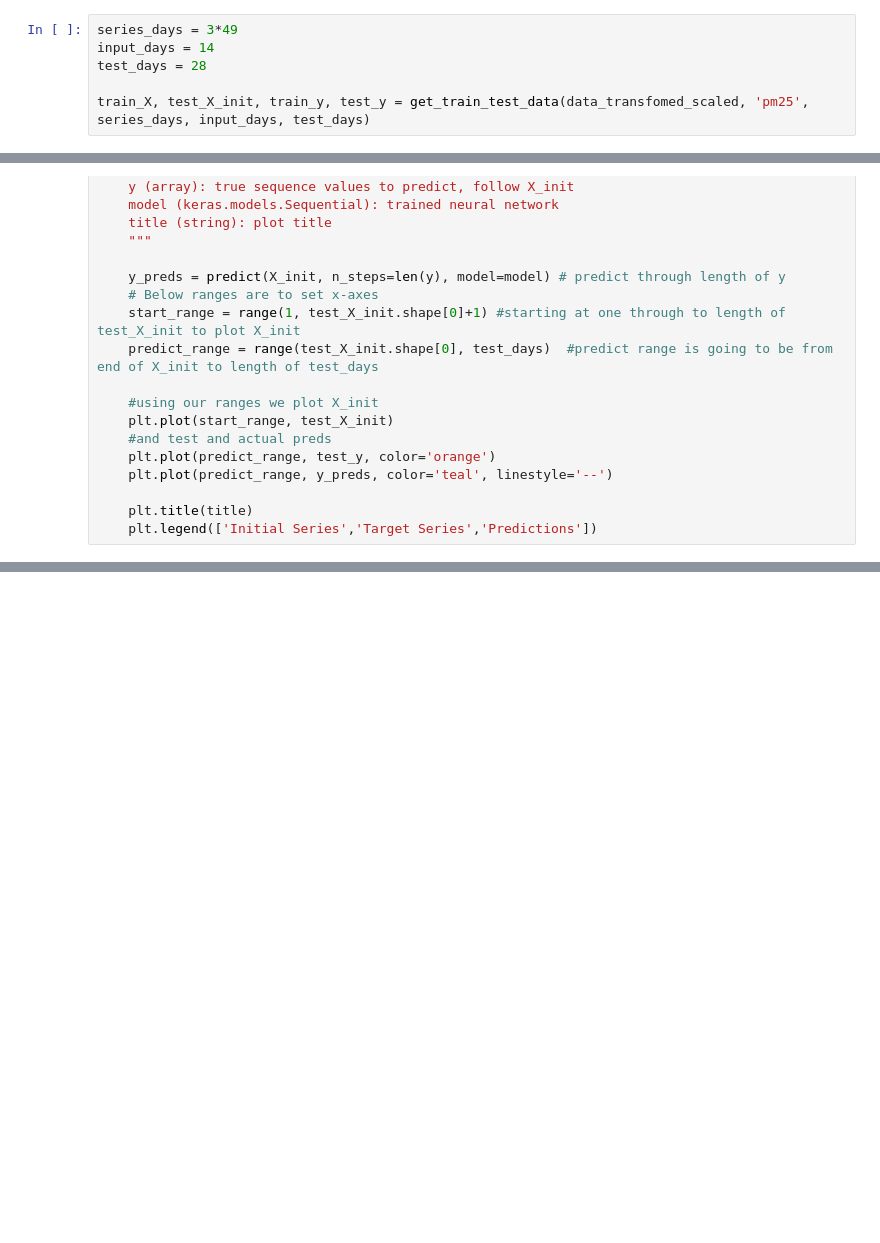
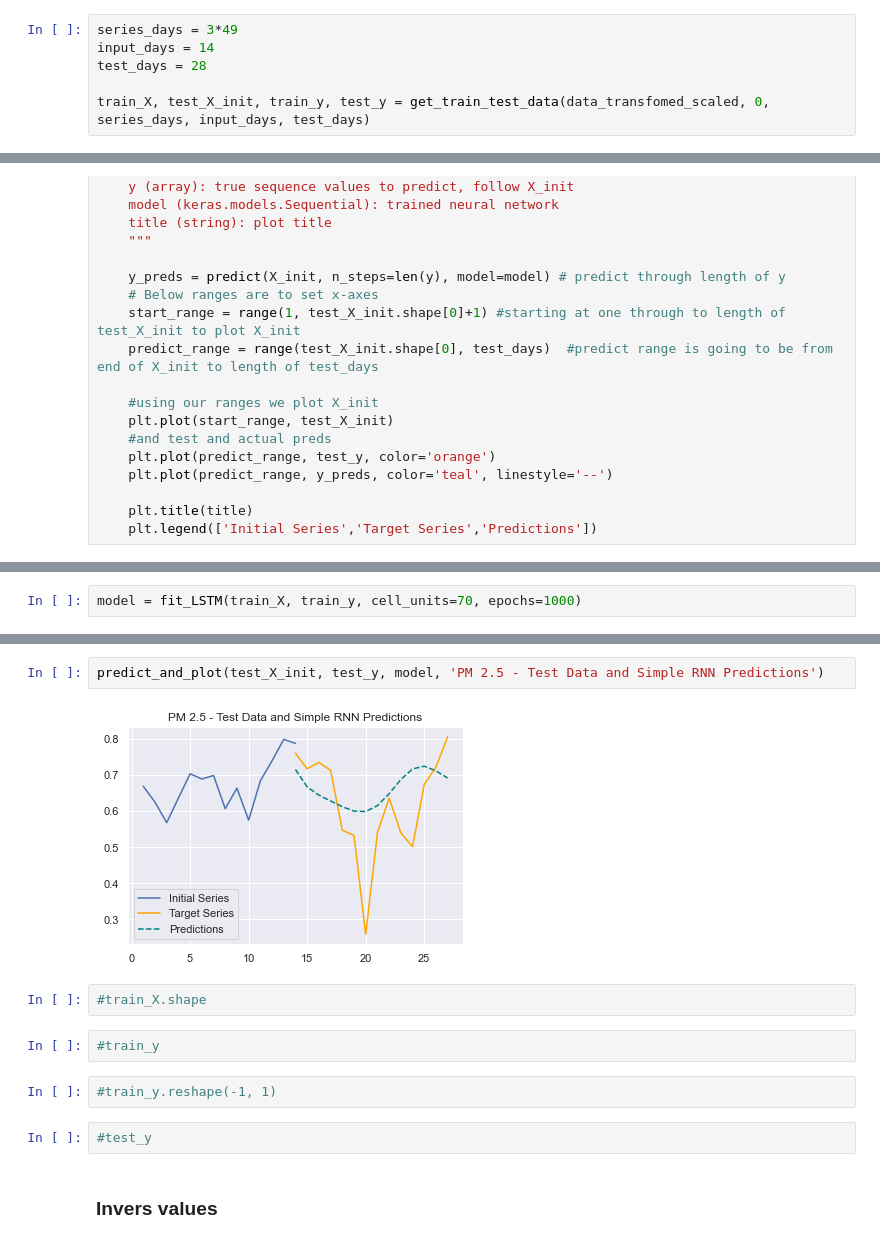
Before and after one commit to KonuTech/air-quality-ursynow-at-warsaw-RNN-LSTM-deep-learning-techniques, a Jupyter notebook: LSTM.ipynb, the cells around one changed output, grey strips where cells are left out. Cells and saved outputs as stored; diff of their text form; blank space fills up the shorter version.

```diff
--- a/LSTM.ipynb
+++ b/LSTM.ipynb
@@ -409,7 +413,7 @@ series_days = 3*49
 input_days = 14
 test_days = 28
 
-train_X, test_X_init, train_y, test_y = get_train_test_data(data_transfomed_scaled, 'pm25', series_days, input_days, test_days)
+train_X, test_X_init, train_y, test_y = get_train_test_data(data_transfomed_scaled, 0, series_days, input_days, test_days)
 # %%
 train_X[0]
 # %% [output]
@@ -513,0 +502,2 @@ predict_and_plot(test_X_init, test_y, model, 'PM 2.5 - Test Data and Simple RNN
+# %%
+model = fit_LSTM(train_X, train_y, cell_units=70, epochs=1000)
@@ -513,0 +519,14 @@ predict_and_plot(test_X_init, test_y, model, 'PM 2.5 - Test Data and Simple RNN
+# %%
+predict_and_plot(test_X_init, test_y, model, 'PM 2.5 - Test Data and Simple RNN Predictions')
+# %% [output]
+[figure, added]
+# %%
+#train_X.shape
+# %%
+#train_y
+# %%
+#train_y.reshape(-1, 1)
+# %%
+#test_y
+# %% [markdown]
+### Invers values
```
Also changed, not shown: parts of 24 cells of this notebook, 2 other files.
